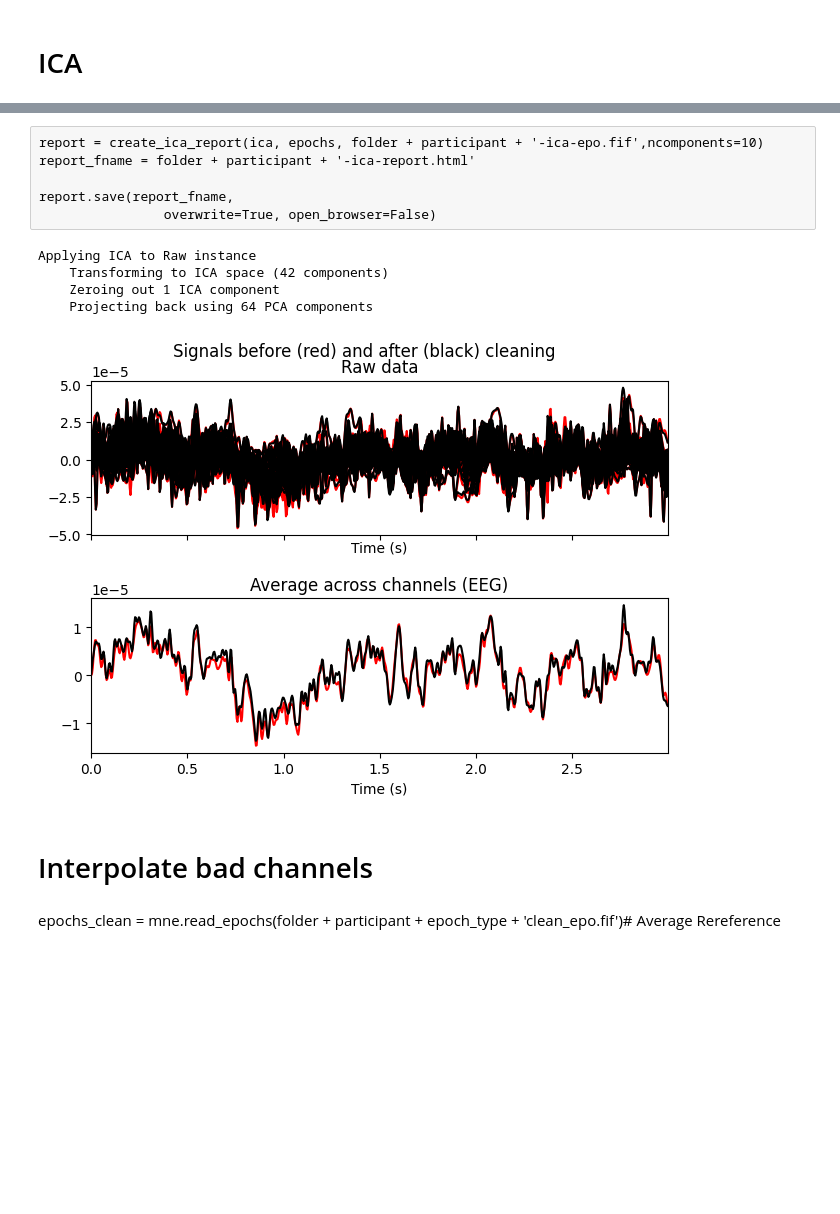
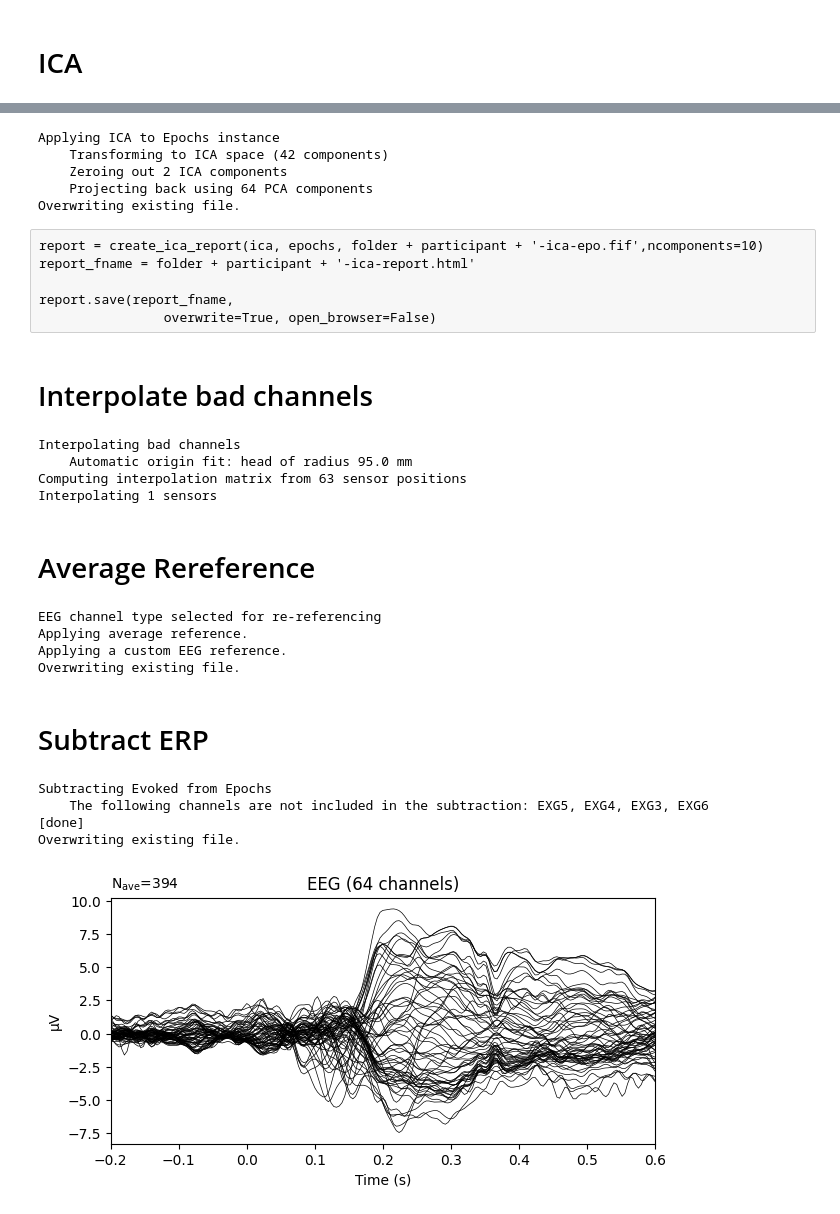
Before and after one commit to Nicobruno92/mw_markers_project, a Jupyter notebook: preprocessing.ipynb, the cells around one changed output, grey strips where cells are left out. Drawn from its saved outputs; the diff is of its cells as text; code cells hidden in the pictures; blank space fills up the shorter version.

```diff
--- a/preprocessing.ipynb
+++ b/preprocessing.ipynb
@@ -288,18 +232,49 @@ No baseline correction applied
+# %%
+epochs_ica = ica.apply(inst = epochs_clean)
+epochs_ica.save(folder + participant + epoch_type + 'ica_epo.fif', overwrite = True)
+# %% [output]
+Applying ICA to Epochs instance
+    Transforming to ICA space (42 components)
+    Zeroing out 2 ICA components
+    Projecting back using 64 PCA components
+Overwriting existing file.
 # %% [raw]
 report = create_ica_report(ica, epochs, folder + participant + '-ica-epo.fif',ncomponents=10)
 report_fname = folder + participant + '-ica-report.html'
 
 report.save(report_fname,
                 overwrite=True, open_browser=False)
-# %%
-ica.plot_overlay(raw_filtered, exclude=[1])
-# %% [output]
-Applying ICA to Raw instance
-    Transforming to ICA space (42 components)
-    Zeroing out 1 ICA component
-    Projecting back using 64 PCA components
-[figure, removed]
 # %% [markdown]
 # Interpolate bad channels <a name="interpolate"></a>
+# %%
+epochs_interpolate = epochs_ica.copy().interpolate_bads()
+epochs_interpolate.save(folder + participant + epoch_type + 'interpolate_epo.fif', overwrite = True)
+# %% [output]
+Interpolating bad channels
+    Automatic origin fit: head of radius 95.0 mm
+Computing interpolation matrix from 63 sensor positions
+Interpolating 1 sensors
 # %% [markdown]
-epochs_clean = mne.read_epochs(folder + participant + epoch_type + 'clean_epo.fif')# Average Rereference <a name="rereference"></a>
+# Average Rereference <a name="rereference"></a>
+# %%
+epochs_rereferenced, ref_data = mne.set_eeg_reference(inst = epochs_interpolate, ref_channels = 'average', copy = True)
+epochs_rereferenced.save(folder + participant + epoch_type + 'rereferenced_epo.fif', overwrite = True)
+# %% [output]
+EEG channel type selected for re-referencing
+Applying average reference.
+Applying a custom EEG reference.
+Overwriting existing file.
+# %% [markdown]
+# Subtract ERP
+# %%
+epochs_subtracted = epochs_rereferenced.copy().subtract_evoked()
+epochs_subtracted.save(folder + participant + epoch_type + 'subtracted_epo.fif', overwrite = True)
+# %% [output]
+Subtracting Evoked from Epochs
+    The following channels are not included in the subtraction: EXG5, EXG4, EXG3, EXG6
+[done]
+Overwriting existing file.
+# %%
+epochs_rereferenced.average().plot()
+# %% [output]
+[figure, added]
```
Also changed, not shown: parts of 14 cells of this notebook, 1 other file.
